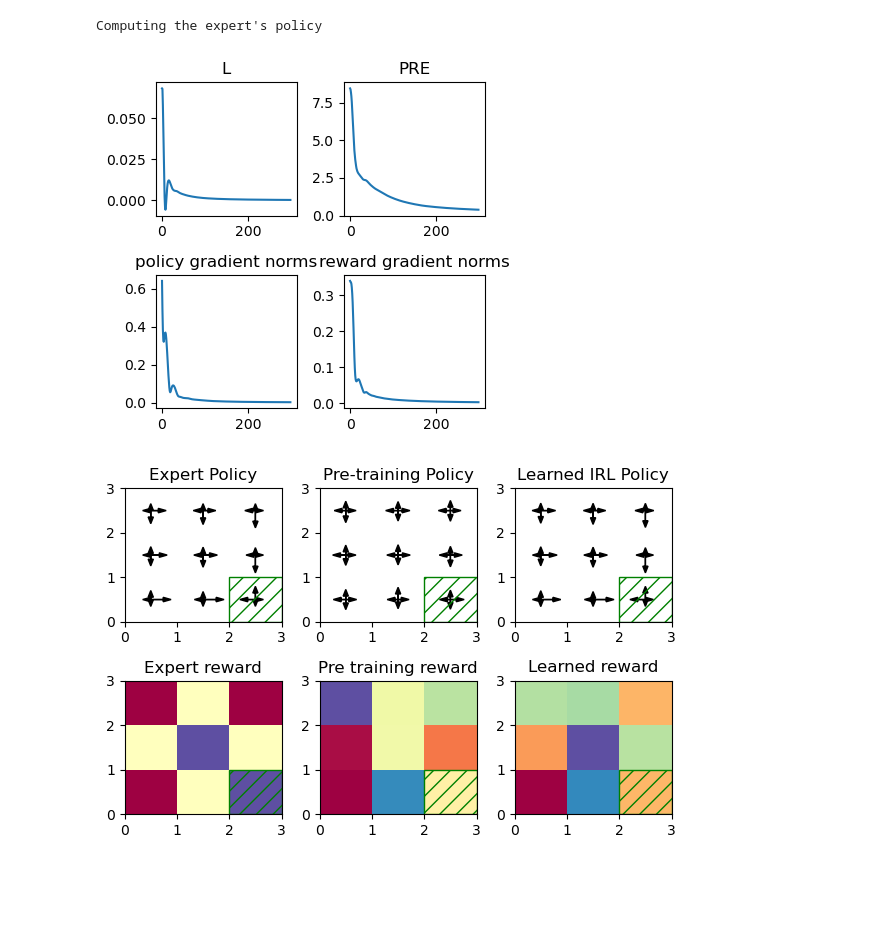
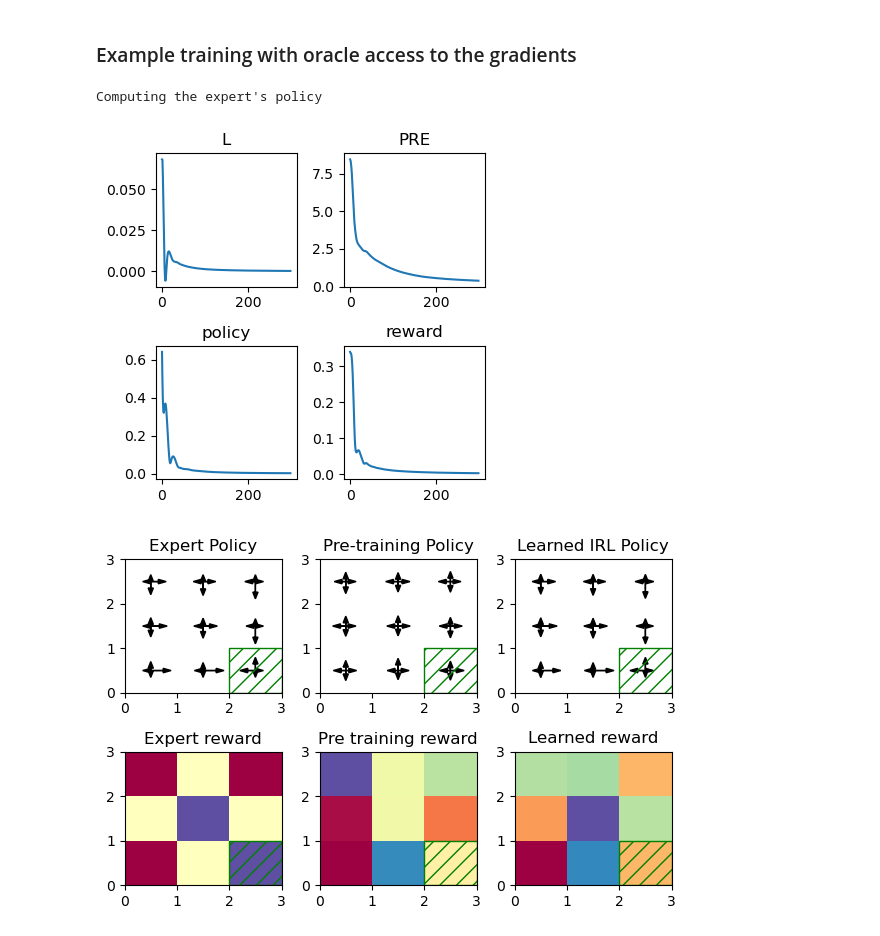
Before and after one commit to RenardDesNeiges/CIRL_Experiments, a Jupyter notebook: notebooks/irl_example.ipynb, the cells around one changed output. Cells and saved outputs as stored; diff of their text form; code cells hidden in the pictures; blank space fills up the shorter version.

```diff
--- a/notebooks/irl_example.ipynb
+++ b/notebooks/irl_example.ipynb
@@ -13,21 +6,18 @@ sys.path.insert(1, '..')
 
 from algs.train import IRL_Trainer, TracePlotter
 from env.utils import ExampleMDPs
+# %% [markdown]
+### Example training with oracle access to the gradients
 # %%
 mdp = ExampleMDPs.gworld1()
 trainer = IRL_Trainer(mdp,policy_lr=2,reward_lr=2e-1,beta=0.1)
 optimizers, trace = trainer.train(300)
 # %% [output]
 Computing the expert's policy
-# %%
-fig, ax = plt.subplots(2,2,figsize=(4,4))
-TracePlotter.plotScalar(ax[0,0],'L',trace)
-TracePlotter.plotScalar(ax[0,1],'PRE',trace)
-TracePlotter.plotGradNorms(ax[1,0],'policy',trace)
-TracePlotter.plotGradNorms(ax[1,1],'reward',trace)
-fig.tight_layout()
-plt.show()
-_=TracePlotter.gworldIRLPlot(trainer,optimizers,trace,fsize=(6,4))
-# %% [output]
-[figure, removed]
-[figure, removed]
+# %%
+scalar_plots = [['L','PRE'],['policy','reward']]
+_ = TracePlotter.scalarPlotArray(scalar_plots,trainer,optimizers,trace,(4,4))
+_ = TracePlotter.gworldIRLPlot(trainer,optimizers,trace,fsize=(6,4))
+# %% [output]
+[figure, added]
+[figure, added]
```
Also changed, not shown: parts of 1 cell of this notebook, 2 other files.
